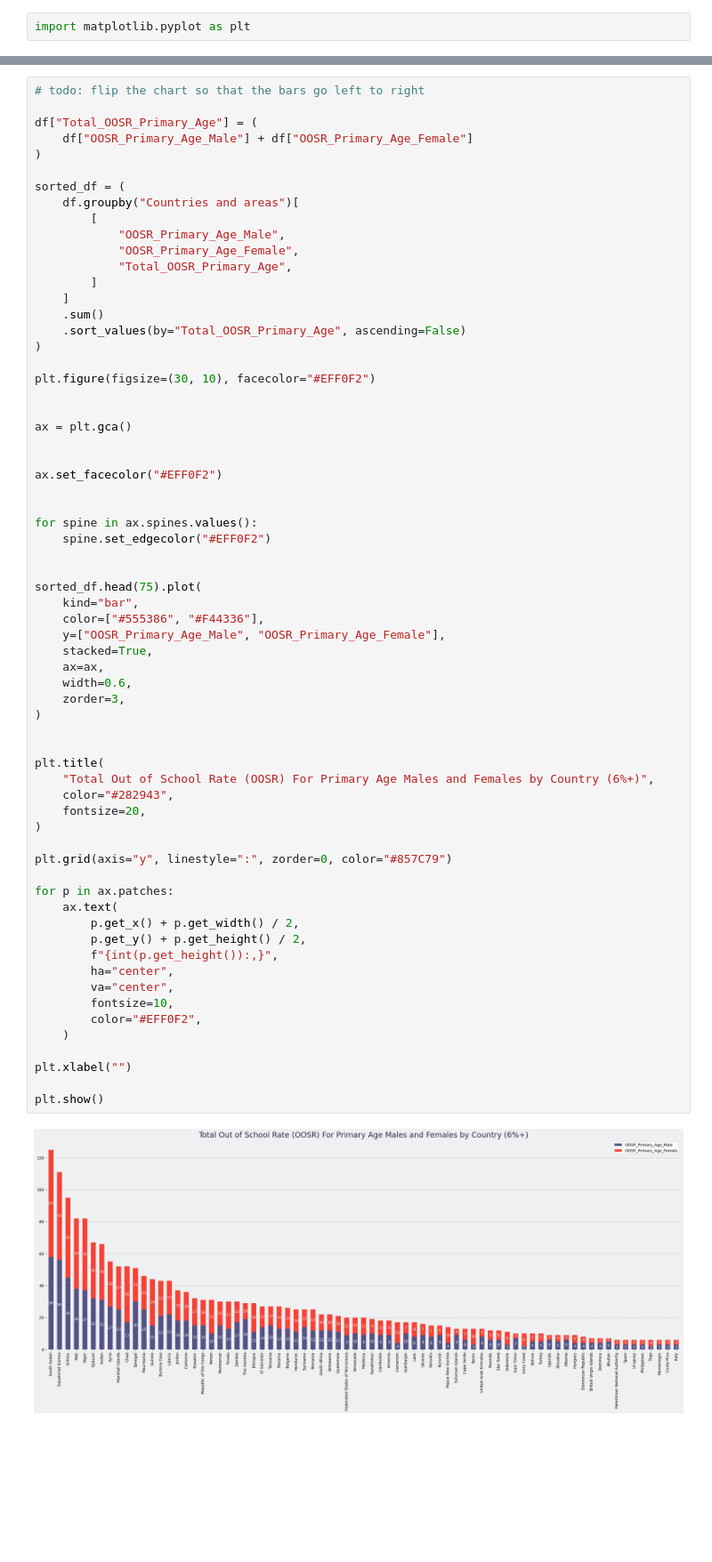
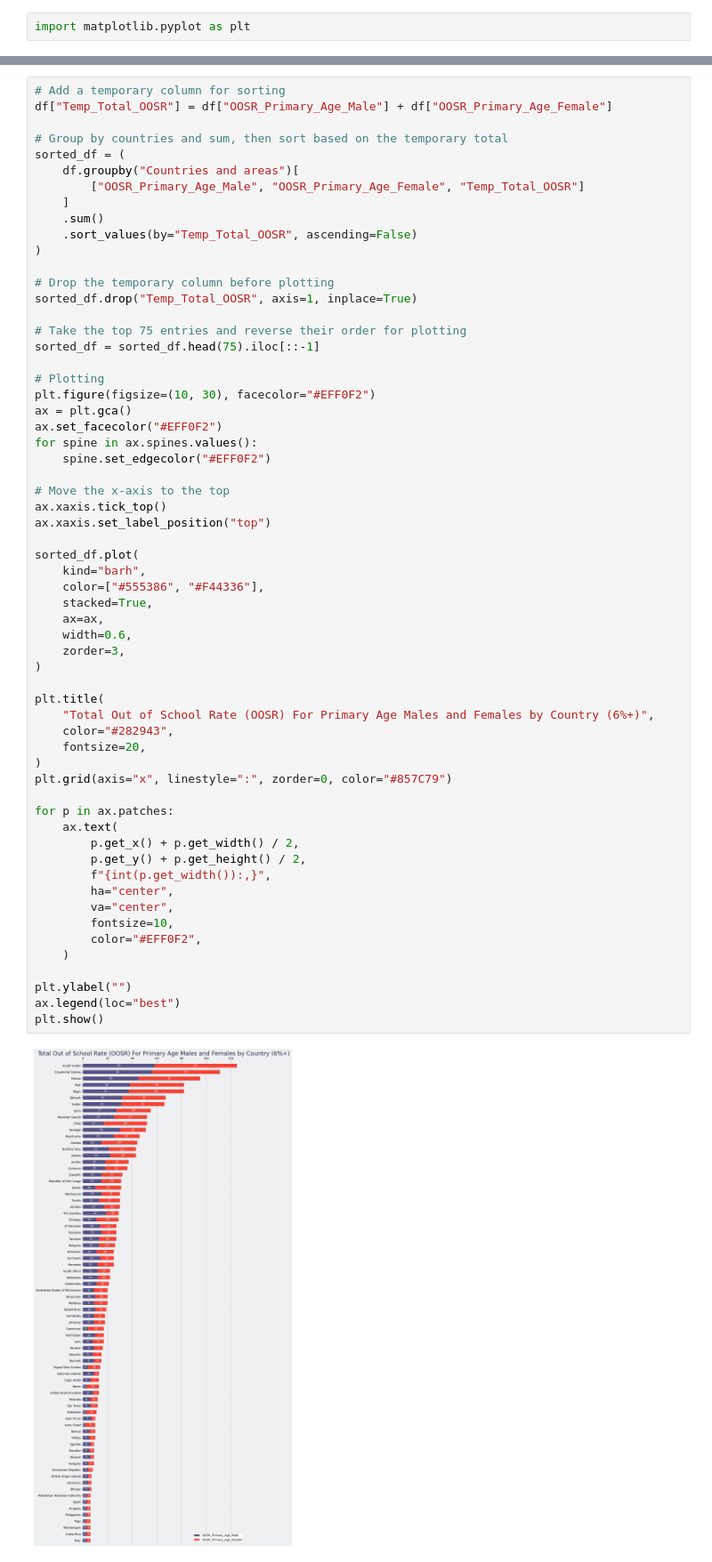
Before and after one commit to kik369/world_education_data, a Jupyter notebook: global_education.ipynb, the cells around one changed output, grey strips where cells are left out. Shown at 89% size. Cells and saved outputs as stored; diff of their text form; blank space fills up the shorter version.

Commit message:
plot vertically

```diff
--- a/global_education.ipynb
+++ b/global_education.ipynb
@@ -111,69 +111,64 @@ plt.show()
 # %% [output]
 [figure]
 # %%
-# todo: flip the chart so that the bars go left to right
+# Add a temporary column for sorting
+df["Temp_Total_OOSR"] = df["OOSR_Primary_Age_Male"] + df["OOSR_Primary_Age_Female"]
 
-df["Total_OOSR_Primary_Age"] = (
-    df["OOSR_Primary_Age_Male"] + df["OOSR_Primary_Age_Female"]
+# Group by countries and sum, then sort based on the temporary total
+sorted_df = (
+    df.groupby("Countries and areas")[
+        ["OOSR_Primary_Age_Male", "OOSR_Primary_Age_Female", "Temp_Total_OOSR"]
+    ]
+    .sum()
+    .sort_values(by="Temp_Total_OOSR", ascending=False)
 )
 
-sorted_df = (
-    df.groupby("Countries and areas")[
-        [
-            "OOSR_Primary_Age_Male",
-            "OOSR_Primary_Age_Female",
-            "Total_OOSR_Primary_Age",
-        ]
-    ]
-    .sum()
-    .sort_values(by="Total_OOSR_Primary_Age", ascending=False)
-)
+# Drop the temporary column before plotting
+sorted_df.drop("Temp_Total_OOSR", axis=1, inplace=True)
 
-plt.figure(figsize=(30, 10), facecolor="#EFF0F2")
+# Take the top 75 entries and reverse their order for plotting
+sorted_df = sorted_df.head(75).iloc[::-1]
 
-
+# Plotting
+plt.figure(figsize=(10, 30), facecolor="#EFF0F2")
 ax = plt.gca()
-
-
 ax.set_facecolor("#EFF0F2")
-
-
 for spine in ax.spines.values():
     spine.set_edgecolor("#EFF0F2")
 
+# Move the x-axis to the top
+ax.xaxis.tick_top()
+ax.xaxis.set_label_position("top")
 
-sorted_df.head(75).plot(
-    kind="bar",
+sorted_df.plot(
+    kind="barh",
     color=["#555386", "#F44336"],
-    y=["OOSR_Primary_Age_Male", "OOSR_Primary_Age_Female"],
     stacked=True,
     ax=ax,
     width=0.6,
     zorder=3,
 )
 
-
 plt.title(
     "Total Out of School Rate (OOSR) For Primary Age Males and Females by Country (6%+)",
     color="#282943",
     fontsize=20,
 )
-
-plt.grid(axis="y", linestyle=":", zorder=0, color="#857C79")
+plt.grid(axis="x", linestyle=":", zorder=0, color="#857C79")
 
 for p in ax.patches:
     ax.text(
         p.get_x() + p.get_width() / 2,
         p.get_y() + p.get_height() / 2,
-        f"{int(p.get_height()):,}",
+        f"{int(p.get_width()):,}",
         ha="center",
         va="center",
         fontsize=10,
         color="#EFF0F2",
     )
 
-plt.xlabel("")
-
+plt.ylabel("")
+ax.legend(loc="best")
 plt.show()
 # %% [output]
-[figure, old version]
+[figure, new version]
```
Also changed, not shown: parts of 2 cells of this notebook.
